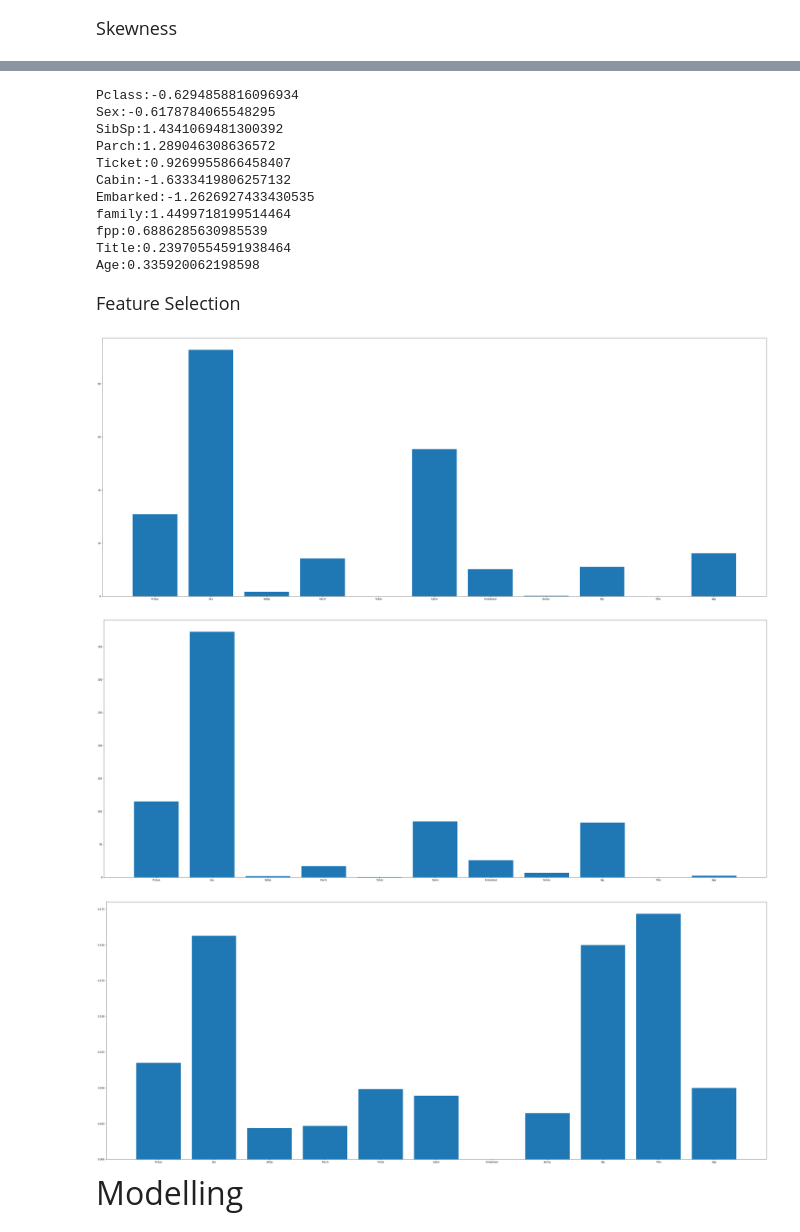
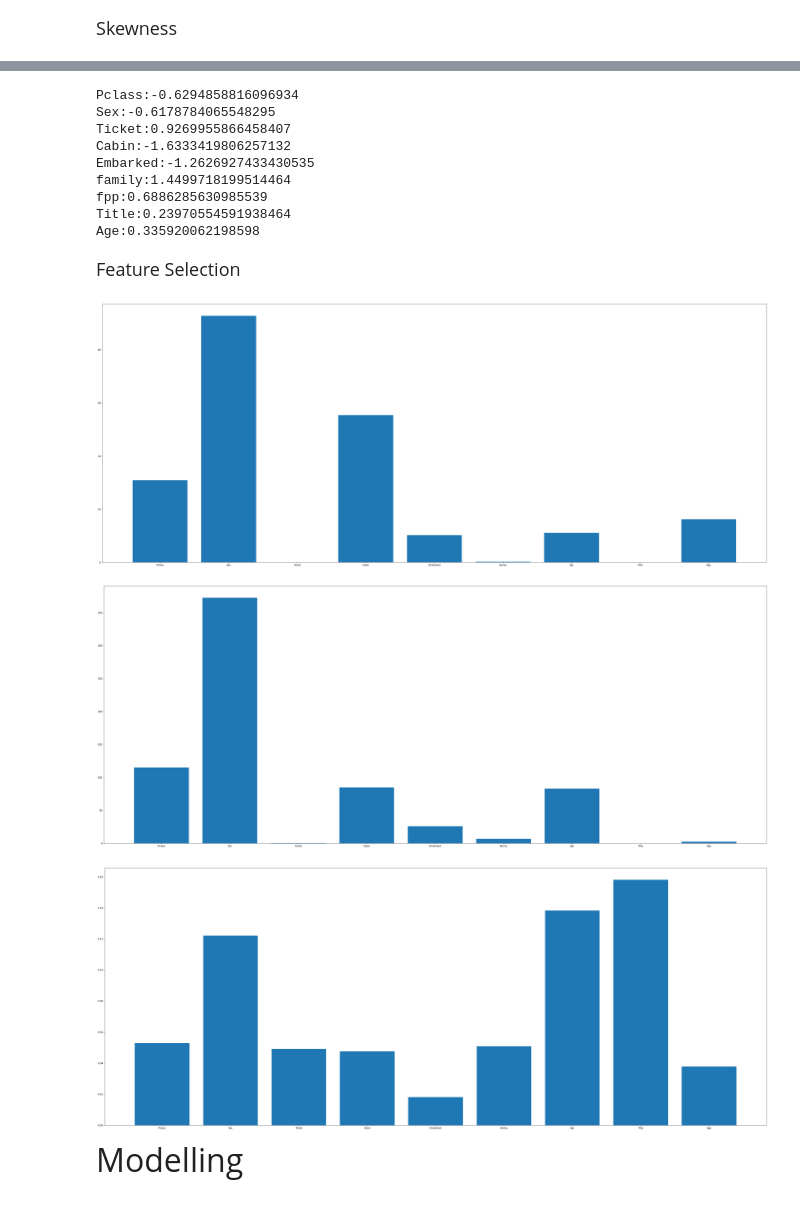
Before and after one commit to dsgiitr/Lecture-Assignments-Y22, a Jupyter notebook: ML/ML-Project/Devansh-Bhardwaj.ipynb, the cells around one changed output, grey strips where cells are left out. Drawn from its saved outputs; the diff is of its cells as text; code cells hidden in the pictures.

```diff
--- a/ML/ML-Project/Devansh-Bhardwaj.ipynb
+++ b/ML/ML-Project/Devansh-Bhardwaj.ipynb
@@ -344,6 +344,9 @@ data['Sex'] = label.fit_transform(data['Sex'])
 data['Embarked'] = label.fit_transform(data['Embarked'])
 data['Ticket'] = label.fit_transform(data['Ticket'])
 data['Cabin'] = label.fit_transform(data['Cabin'])
+# %%
+# due to high correlation between sibsp, Parch and family, let's drop sibsp and Parch
+data.drop(['SibSp','Parch'],axis=1,inplace = True)
 # %% [markdown]
 <font size="4">Skewness</font>
 # %%
@@ -381,8 +381,6 @@ for col in data.columns.drop("Survived"):
 # %% [output]
 Pclass:-0.6294858816096934
 Sex:-0.6178784065548295
-SibSp:1.4341069481300392
-Parch:1.289046308636572
 Ticket:0.9269955866458407
 Cabin:-1.6333419806257132
 Embarked:-1.2626927433430535
@@ -401,29 +399,29 @@ from sklearn.feature_selection import chi2
 from sklearn.linear_model import LogisticRegression
 from sklearn import metrics
 # %%
-features = SelectKBest(score_func=chi2, k=10)
+features = SelectKBest(score_func=chi2, k=9)
 select = features.fit(data.drop(['Survived'],axis=1), data['Survived'])
 plt.figure(figsize=(50,20))
 plt.bar([i for i in data.drop(['Survived'],axis=1).columns], features.scores_)
 plt.show()
 # %% [output]
-[figure, old version]
+[figure, new version]
 # %%
-features = SelectKBest(score_func=f_classif, k=10)
+features = SelectKBest(score_func=f_classif, k=9)
 select = features.fit(data.drop(['Survived'],axis=1), data['Survived'])
 plt.figure(figsize=(50,20))
 plt.bar([i for i in data.drop(['Survived'],axis=1).columns], features.scores_)
 plt.show()
 # %% [output]
-[figure, old version]
+[figure, new version]
 # %%
-features = SelectKBest(score_func=mutual_info_classif, k=10)
+features = SelectKBest(score_func=mutual_info_classif, k=9)
 select = features.fit(data.drop(['Survived'],axis=1), data['Survived'])
 plt.figure(figsize=(50,20))
 plt.bar([i for i in data.drop(['Survived'],axis=1).columns], features.scores_)
 plt.show()
 # %% [output]
-[figure, old version]
+[figure, new version]
 # %%
 # In some metric or other all the features carry some information
 # Since we already have less no. of features, so instead of dropping columns let's generate accuracy scores for different ml models
```
Also changed, not shown: parts of 29 cells of this notebook.
